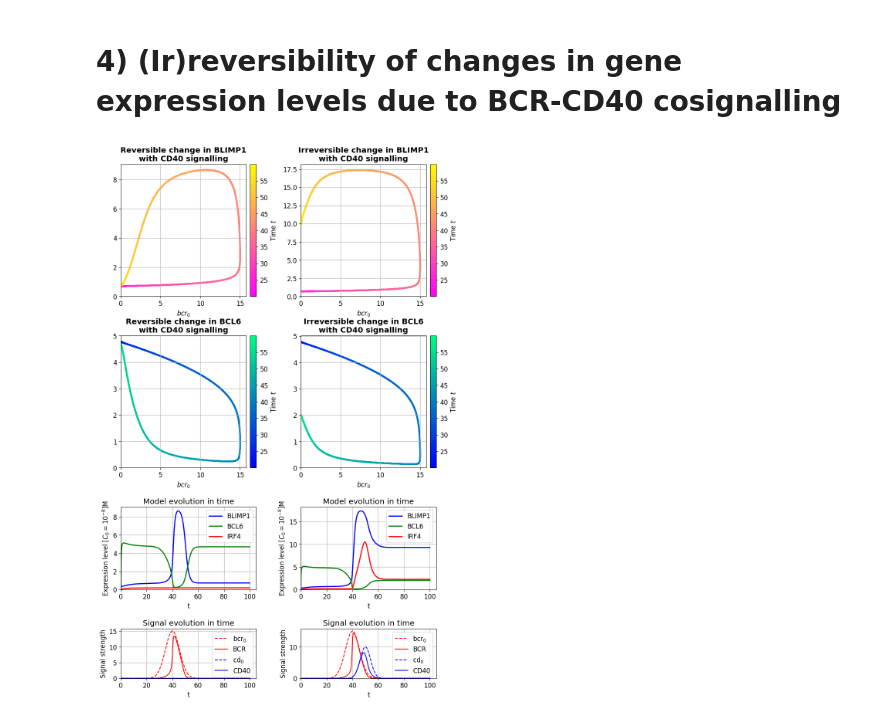
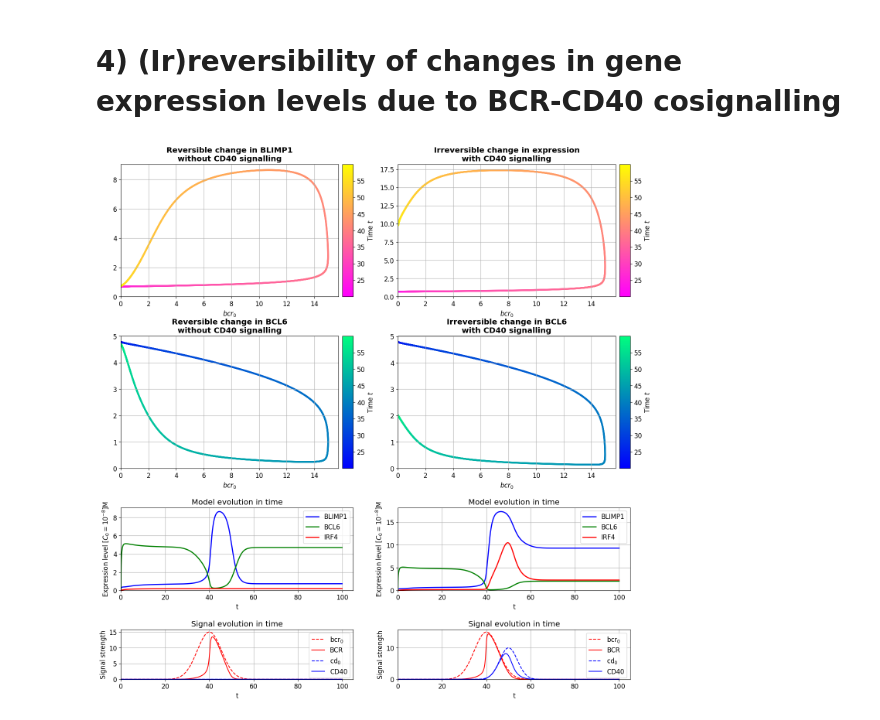
Before and after one commit to barrgol/gc-cell-differentiation, a Jupyter notebook: notebook.ipynb, the cells around one changed output. Cells and saved outputs as stored; diff of their text form; code cells hidden in the pictures.

```diff
--- a/notebook.ipynb
+++ b/notebook.ipynb
@@ -170,6 +153,6 @@ def dpdt_nullcline(b, kb, mp, sp, lp):
 def dbdt_nullcline(b,  kb, kp, mb, sb, lb, bcr0):
     BCR = bcr0 * ((kb**2) / (kb**2 + b**2))
     return np.sqrt((sb * kp**2 * kb**2) / ((kb**2 + b**2)*((lb + BCR)*b - mb)) - kp**2)
-# %%
-plt.rcParams.update({'font.size': 18})
+# %%
+params = GCEPM.default_params
 # %%
@@ -430,18 +387,4 @@ plt.show()
 # 4) (Ir)reversibility of changes in gene expression levels due to BCR-CD40 cosignalling
 # %%
 # "Default" model parameters as given in table S1 of the Martinez paper
-mu_p = 1e-6
-mu_b = 2
-mu_r = 0.1
-
-sigma_p = 9
-sigma_b = 100
-sigma_r = 2.6
-
-k_p = 1
-k_b = 1
-k_r = 1
-
-lam_p = 1
-lam_b = 1
-lam_r = 1
+params = GCEPM.default_params
@@ -464,23 +402,22 @@ y0 = np.array([p0, b0, r0])
 plt.rcParams.update({'font.size': 12})
 
 # Solutions and plotting
-fig, ax = plt.subplots(4,2,figsize=(10,15),height_ratios=[2.0,2.0,1.25,0.75])
+fig, ax = plt.subplots(4,2,figsize=(15,15),height_ratios=[2.0,2.0,1.25,0.75])
 fig.tight_layout(pad=4.0)
 
 # --- Case 1: No CD40 signalling, reversible behaviour ---
-t = np.linspace(0, 100, 10000)
-bcrt = lambda t : GCEPM.bell_curve_signal(t, strength=15, loc=40, scale=5.5)
-cdt = lambda t : GCEPM.bell_curve_signal(t, strength=0, loc=50, scale=4)
+params["bcrt"] = lambda t : GCEPM.bell_curve_signal(t, strength=15, tpeak=40, scale=5.5)
+params["cdt"] = lambda t : GCEPM.bell_curve_signal(t, strength=0, tpeak=50, scale=4)
 
-sol = GCEPM.solve_model(y0, t, k, sigma, mu, lam, bcrt, cdt)
+sol = GCEPM.solve_model(y0, t, params)
 p, b = sol[:,0], sol[:, 1]
-bcr0 = bcrt(t)
-BCR = bcr0 * ((k_b**2) / (k_b**2 + b**2))
+bcr0 = params["bcrt"](t)
+BCR = bcr0 * ((params["k_b"]**2) / (params["k_b"]**2 + b**2))
 
 # PLot BLIMP1
 im = ax[0,0].scatter(bcr0[2000:-4000], p[2000:-4000], s=5, c=t[2000:-4000], cmap="spring")
 ax[0,0].set_xlabel(r"$bcr_0$")
-ax[0,0].set_title("Reversible change in BLIMP1\nwith CD40 signalling", fontweight="bold")
+ax[0,0].set_title("Reversible change in BLIMP1\nwithout CD40 signalling", fontweight="bold")
 ax[0,0].grid()
 
 divider = make_axes_locatable(ax[0,0])
@@ -490,7 +427,7 @@ fig.colorbar(im, cax=cax, orientation='vertical', label=r"Time $t$")
 # PLot BCL6
 im = ax[1,0].scatter(bcr0[2000:-4000], b[2000:-4000], s=5, c=t[2000:-4000], cmap="winter")
 ax[1,0].set_xlabel(r"$bcr_0$")
-ax[1,0].set_title("Reversible change in BCL6\nwith CD40 signalling", fontweight="bold")
+ax[1,0].set_title("Reversible change in BCL6\nwithout CD40 signalling", fontweight="bold")
 ax[1,0].grid()
 
 divider = make_axes_locatable(ax[1,0])
@@ -501,50 +438,50 @@ fig.colorbar(im, cax=cax, orientation='vertical', label=r"Time $t$")
 GCEPM.plot_model(ax[2,0], t, sol)
 
 # Signal plot
-GCEPM.plot_singals(ax[3,0], t, sol, k_b, bcrt, cdt)
+GCEPM.plot_signals(ax[3,0], t, params, sol)
 ax[3,0].set_yticks([0,5,10,15])
 
 # --- Case 2: With CD40 signalling, irreversible behaviour ---
-bcrt = lambda t : GCEPM.bell_curve_signal(t, strength=15, loc=40, scale=5.5)
-cdt = lambda t : GCEPM.bell_curve_signal(t, strength=10, loc=50, scale=4)
+params["bcrt"] = lambda t : GCEPM.bell_curve_signal(t, strength=15, tpeak=40, scale=5.5)
+params["cdt"] = lambda t : GCEPM.bell_curve_signal(t, strength=10, tpeak=50, scale=4)
 
-sol = GCEPM.solve_model(y0, t, k, sigma, mu, lam, bcrt, cdt)
+sol = GCEPM.solve_model(y0, t, params)
 p, b = sol[:,0], sol[:, 1]
-bcr0 = bcrt(t)
-BCR = bcr0 * ((k_b**2) / (k_b**2 + b**2))
+bcr0 = params["bcrt"](t)
+BCR = bcr0 * ((params["k_b"]**2) / (params["k_b"]**2 + b**2))
 
 # PLot BLIMP1
 im = ax[0,1].scatter(bcr0[2000:-4000], p[2000:-4000], s=5, c=t[2000:-4000], cmap="spring")
 ax[0,1].set_xlabel(r"$bcr_0$")
-ax[0,1].set_title("Irreversible change in BLIMP1\nwith CD40 signalling", fontweight="bold")
+ax[0,1].set_title("Irreversible change in expression\nwith CD40 signalling", fontweight="bold")
 ax[0,1].grid()
 
 divider = make_axes_locatable(ax[0,1])
 cax = divider.append_axes('right', size='5%', pad=0.1)
 fig.colorbar(im, cax=cax, orientation='vertical', label=r"Time $t$")
 
 # PLot BCL6
 im = ax[1,1].scatter(bcr0[2000:-4000], b[2000:-4000], s=5, c=t[2000:-4000], cmap="winter")
 ax[1,1].set_xlabel(r"$bcr_0$")
 ax[1,1].set_title("Irreversible change in BCL6\nwith CD40 signalling", fontweight="bold")
 ax[1,1].grid()
 
 divider = make_axes_locatable(ax[1,1])
 cax = divider.append_axes('right', size='5%', pad=0.1)
 fig.colorbar(im, cax=cax, orientation='vertical', label=r"Time $t$")
 
 # Model dynamics
 GCEPM.plot_model(ax[2,1], t, sol)
 
 # Signal plot
-GCEPM.plot_singals(ax[3,1], t, sol, k_b, bcrt, cdt)
+GCEPM.plot_signals(ax[3,1], t, params, sol)
 ax[2,1].set_yticks([0,5,10,15])
 
 # Apply to all axes
 for axis in ax.flatten():
     axis.set_xlim(0,)
     axis.set_ylim(0,)
 
 plt.show()
 # %% [output]
-[figure, old version]
+[figure, new version]
```
Also changed, not shown: parts of 22 cells of this notebook, 3 other files.
